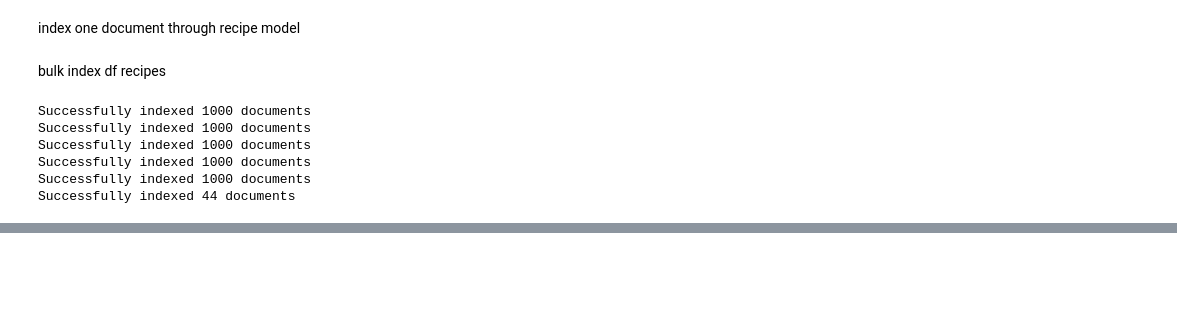
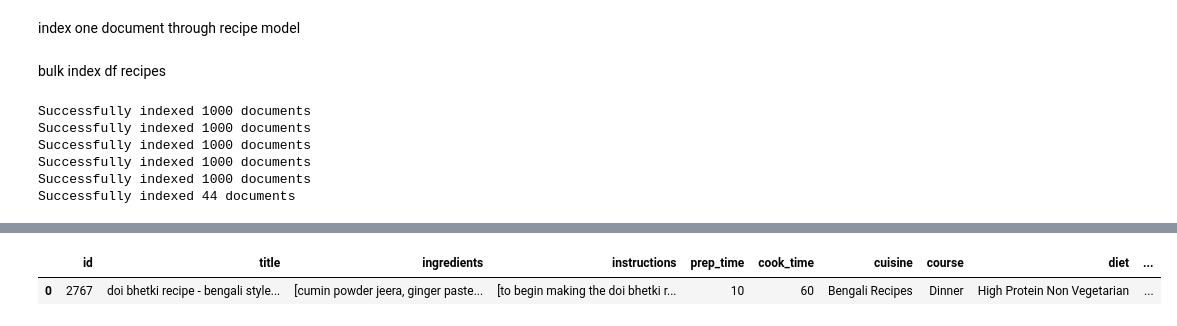
Before and after one commit to CharbelDaher34/recipe_recommendation_flutter_python, a Jupyter notebook: data/elastic.ipynb, the cells around one changed output, grey strips where cells are left out. Cells and saved outputs as stored; diff of their text form; code cells hidden in the pictures; blank space fills up the shorter version.

```diff
--- a/data/elastic.ipynb
+++ b/data/elastic.ipynb
@@ -390,3 +385,81 @@ Successfully indexed 1000 documents
 Successfully indexed 1000 documents
 Successfully indexed 1000 documents
 Successfully indexed 44 documents
+# %%
+def get_random_recipe(
+    es_client: Elasticsearch, index_name: str = "recipes"
+) -> tuple[Recipe, pd.DataFrame]:
+    """
+    Retrieve a random recipe from Elasticsearch, convert it to a Recipe model and DataFrame
+
+    Args:
+        es_client: Elasticsearch client instance
+        index_name: Name of the Elasticsearch index
+
+    Returns:
+        tuple: (Recipe model instance, pandas DataFrame)
+    """
+    # Random query
+    random_query = {
+        "query": {"function_score": {"query": {"match_all": {}}, "random_score": {}}},
+        "size": 1,
+    }
+
+    try:
+        # Execute search
+        result = es_client.search(index=index_name, body=random_query)
+
+        if not result["hits"]["hits"]:
+            raise ValueError("No documents found in the index")
+
+        # Convert to Recipe model
+        hit = result["hits"]["hits"][0]["_source"]
+        recipe = Recipe(
+            id=hit["id"],
+            title=hit["title"],
+            ingredients=hit["ingredients"],
+            instructions=hit["instructions"],
+            prep_time=hit["prep_time"],
+            cook_time=hit["cook_time"],
+            cuisine=hit["cuisine"],
+            course=hit["course"],
+            diet=hit["diet"],
+            image=hit.get("image"),
+            url=hit.get("url"),
+            embedding=hit.get("embedding"),
+        )
+
+        # Convert to DataFrame
+        recipe_df = pd.DataFrame(
+            [
+                {
+                    "id": recipe.id,
+                    "title": recipe.title,
+                    "ingredients": recipe.ingredients,
+                    "instructions": recipe.instructions,
+                    "prep_time": recipe.prep_time,
+                    "cook_time": recipe.cook_time,
+                    "cuisine": recipe.cuisine,
+                    "course": recipe.course,
+                    "diet": recipe.diet,
+                    "embedding": recipe.embedding,
+                    "url": recipe.url,
+                }
+            ]
+        )
+
+        return recipe, recipe_df
+
+    except Exception as e:
+        print(f"Error retrieving random recipe: {e}")
+        return None, None
+
+
+# Usage example:
+recipe, df = get_random_recipe(es)
+if recipe:
+    print("Recipe Model:")
+    display(recipe)
+    print("\nDataFrame:")
+    display(df)
+# %% [output]
@@ -392,0 +469,2 @@ Successfully indexed 44 documents
+|  | id | title | ingredients | instructions | prep_time | cook_time | cuisine | course | diet | ... |
+| 0 | 2767 | doi bhetki recipe - bengali style... | [cumin powder jeera, ginger paste... | [to begin making the doi bhetki r... | 10 | 60 | Bengali Recipes | Dinner | High Protein Non Vegetarian | ... |
```
Also changed, not shown: parts of 8 cells of this notebook, 3 other files.
